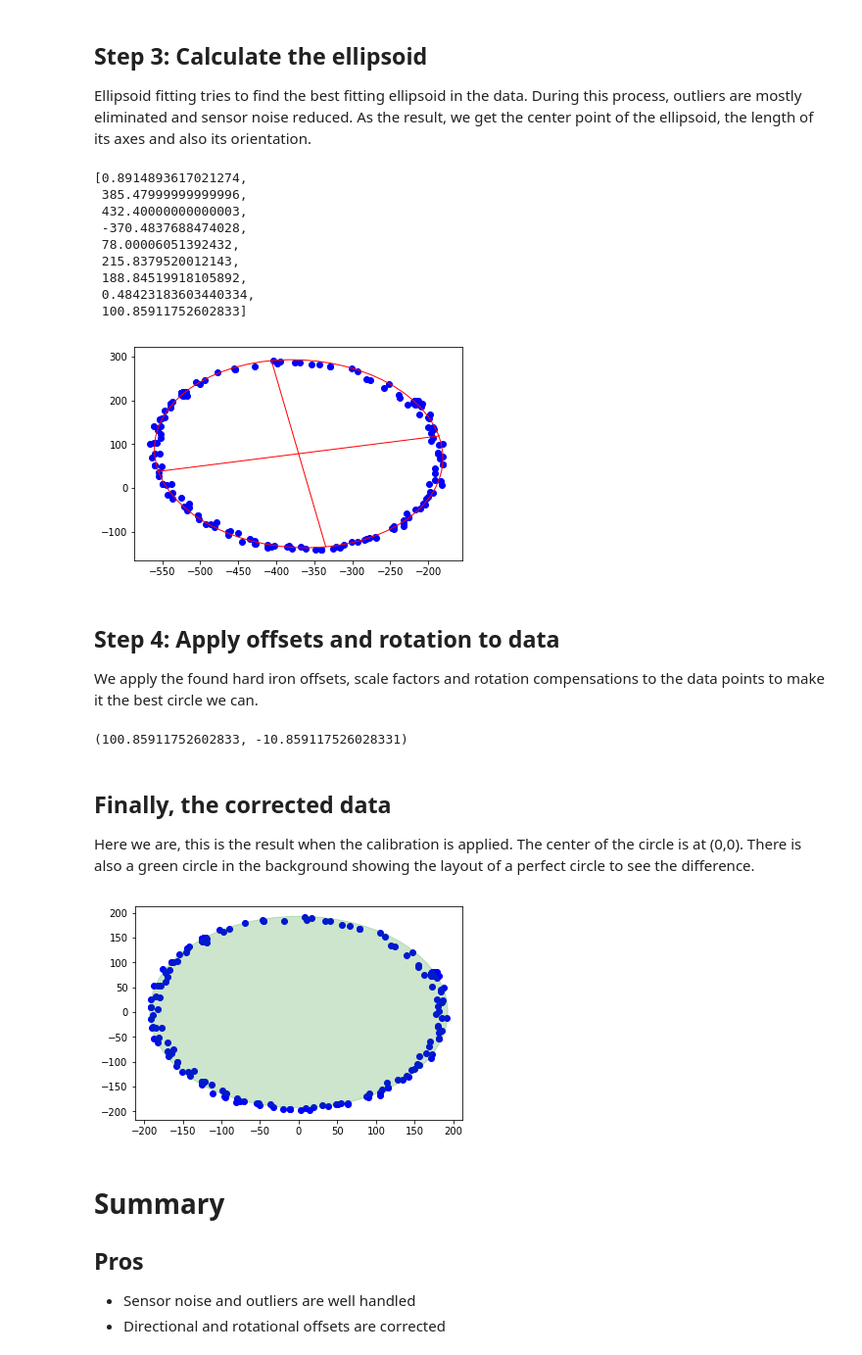
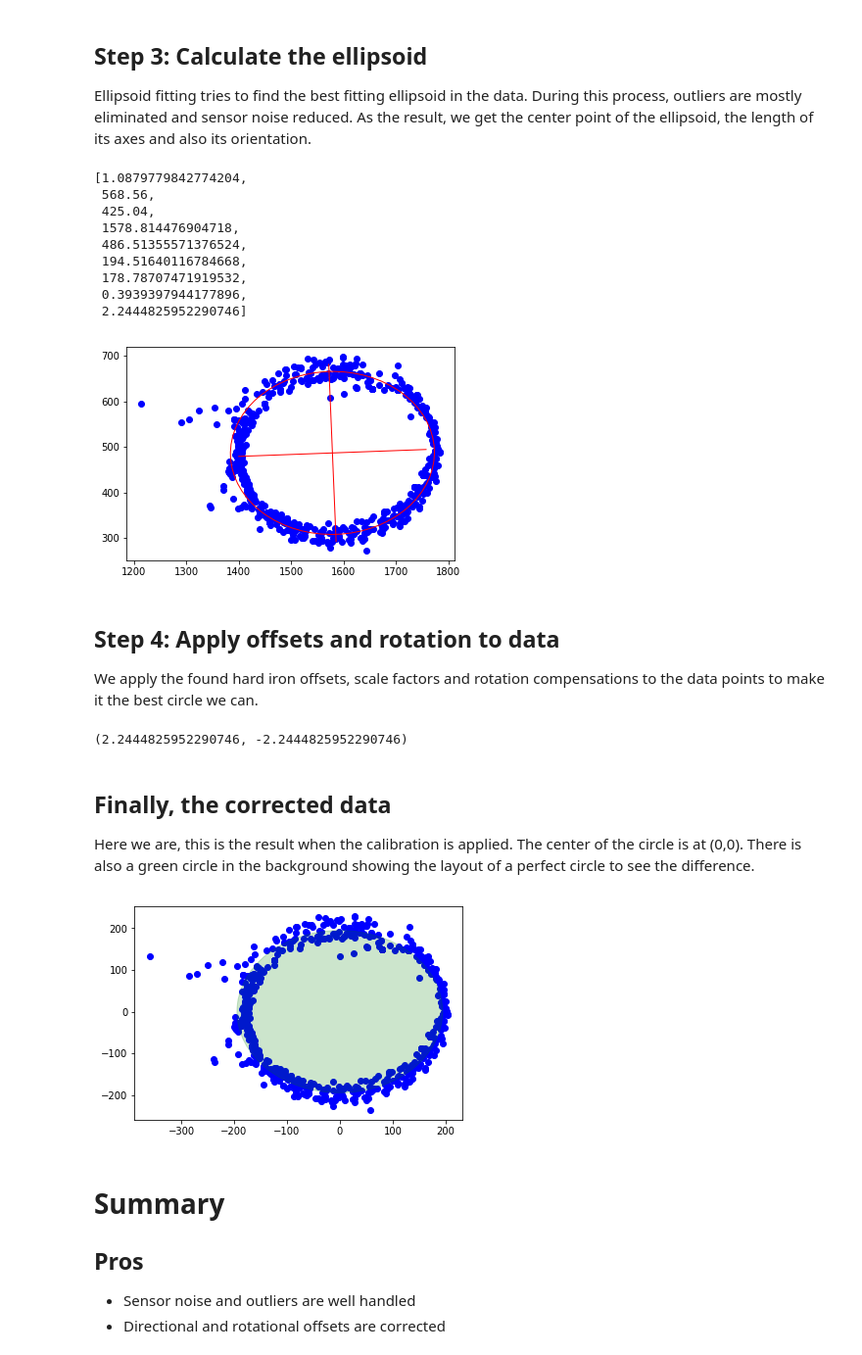
Before and after one commit to mirkosertic/roomba500, a Jupyter notebook: doc/Magnetometer calibration ellipsoid.ipynb, the cells around one changed output. Shown: that part at 98% size. Saved outputs shown, nothing was run; the diff lists cells and outputs as text; code cells hidden in the pictures.

Commit message:
Working on hard iron calibration of magnetometer

```diff
--- a/doc/Magnetometer calibration ellipsoid.ipynb
+++ b/doc/Magnetometer calibration ellipsoid.ipynb
@@ -13,7 +13,7 @@ import numpy as np
 import matplotlib.pyplot as plt
 from matplotlib.patches import Ellipse
 
-rawdata = pd.read_csv('raw_magnetometer_data.csv')
+rawdata = pd.read_csv('mag_out.csv')
 # %% [markdown]
 ## Step 2: Visualize the data to see what is going on
 
@@ -139,17 +139,19 @@ def cart_to_pol(coeffs):
 coeffs = fit_ellipse(xcol, ycol)
 x0, y0, ap, bp, e, phi = cart_to_pol(coeffs)
 
-[xyratio, width, height, x0, y0, ap, bp, e, math.degrees(phi)]
+rat = ap / bp
+
+[rat, width, height, x0, y0, ap, bp, e, math.degrees(phi)]
 # %% [output]
-[0.8914893617021274,
- 385.47999999999996,
- 432.40000000000003,
- -370.4837688474028,
- 78.00006051392432,
- 215.8379520012143,
- 188.84519918105892,
- 0.48423183603440334,
- 100.85911752602833]
+[1.0879779842774204,
+ 568.56,
+ 425.04,
+ 1578.814476904718,
+ 486.51355571376524,
+ 194.51640116784668,
+ 178.78707471919532,
+ 0.3939397944177896,
+ 2.2444825952290746]
 # %%
 ellipse = Ellipse((x0, y0), ap * 2, bp * 2, color='r', angle=math.degrees(phi), fill=False)
 
@@ -162,7 +164,7 @@ plt.plot([x0 - math.cos(phi + math.pi / 2) * bp, x0 + math.cos(phi + math.pi / 2
 
 plt.show()
 # %% [output]
-[figure, old version]
+[figure, new version]
 # %% [markdown]
 ## Step 4: Apply offsets and rotation to data
 
@@ -175,7 +177,7 @@ def correctdata(row):
     x = row["x"] - x0
     y = row["y"] - y0
     return [x * np.cos(rotation) - y * np.sin(rotation),
-            (x * np.sin(rotation) + y * np.cos(rotation)) * xyratio]
+            (x * np.sin(rotation) + y * np.cos(rotation)) * rat]
 
 res = rawdata.apply(correctdata, axis=1, result_type='expand')
 rawdata["xcorrected"] = res[0]
@@ -183,21 +185,21 @@ rawdata["ycorrected"] = res[1]
 
 math.degrees(phi), math.degrees(rotation)
 # %% [output]
-(100.85911752602833, -10.859117526028331)
+(2.2444825952290746, -2.2444825952290746)
 # %% [markdown]
 ## Finally, the corrected data
 
 Here we are, this is the result when the calibration is applied. The center of the circle is at (0,0). There is also a green circle in the background showing the layout of a perfect circle to see the difference.
 # %%
-circle = plt.Circle((0, 0), width / 2, color='g', alpha=0.2)
+circle = plt.Circle((0, 0), ap, color='g', alpha=0.2)
 
 fig, ax = plt.subplots()
 ax.add_patch(circle)
 ax.scatter(rawdata["xcorrected"], rawdata["ycorrected"], label='Data Points', color='b')
 
 plt.show()
 # %% [output]
-[figure, old version]
+[figure, new version]
 # %% [markdown]
 # Summary
 
```
Also changed, not shown: parts of 1 cell of this notebook, 4 other files.
